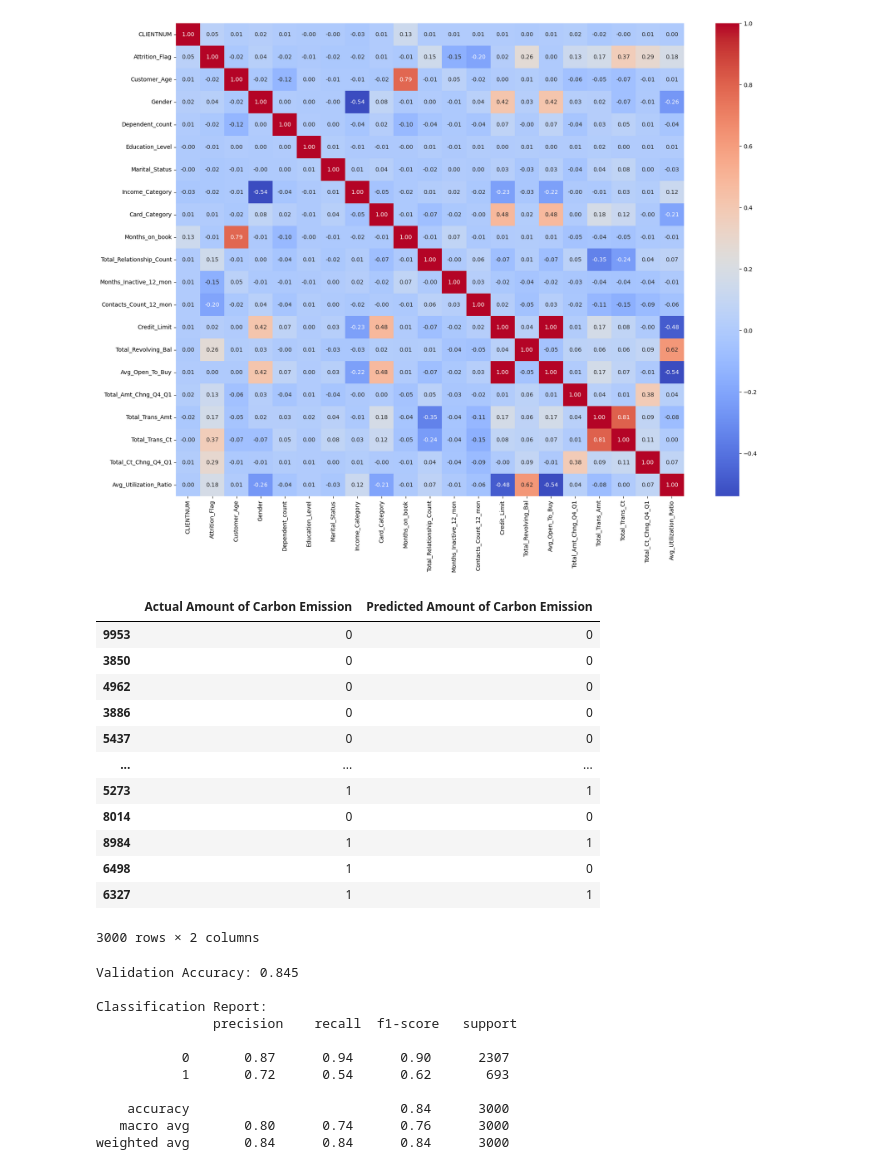
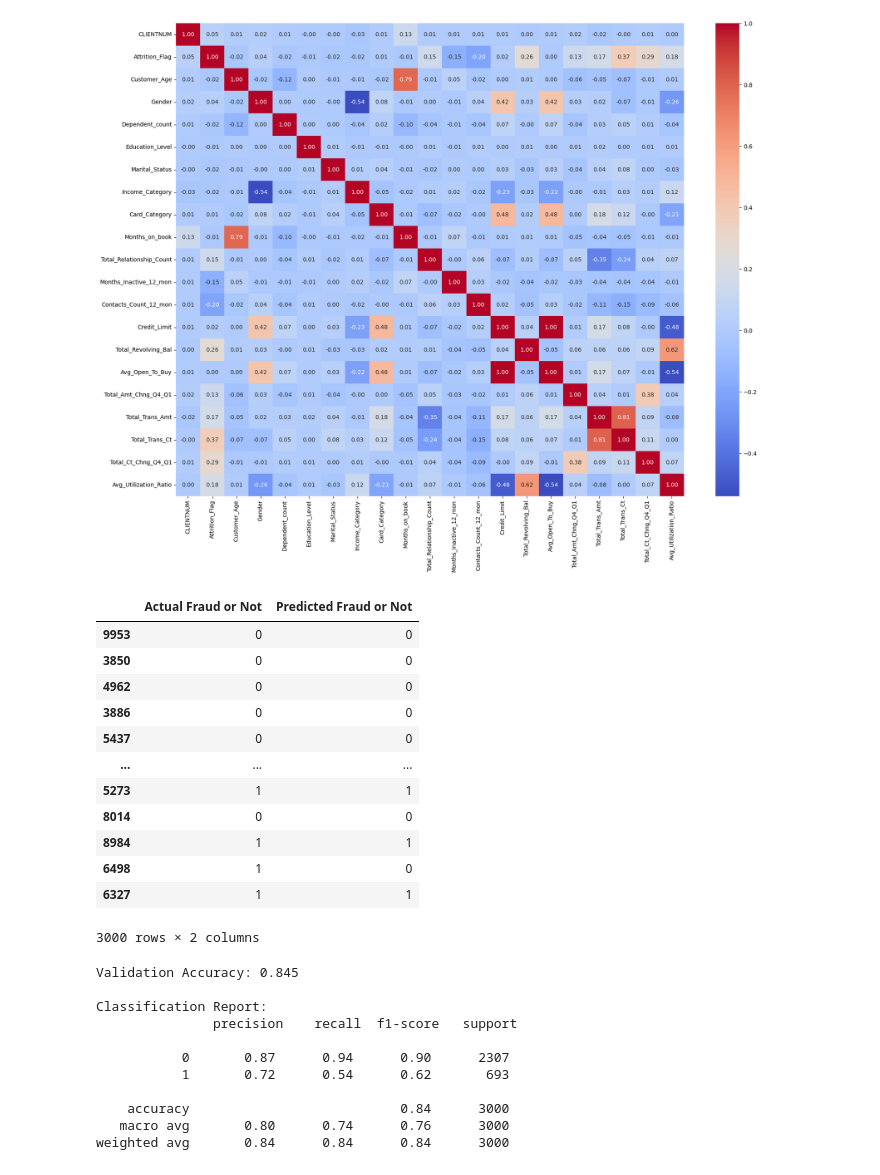
Before and after one commit to rachelletwq/inf2008-grp9-project, a Jupyter notebook: BankFraud.ipynb, the cells around one changed output. Drawn from its saved outputs; the diff is of its cells as text; code cells hidden in the pictures.

```diff
--- a/BankFraud.ipynb
+++ b/BankFraud.ipynb
@@ -298,10 +318,10 @@ LogReg = linear_model.LogisticRegression()
 LogReg.fit(Xacc_train, Yacc_train)
 Yacc_log = LogReg.predict(Xacc_test)
 # %%
-DataFrame = pd.DataFrame({"Actual Amount of Carbon Emission": Yacc_test, 'Predicted Amount of Carbon Emission': Yacc_log})
+DataFrame = pd.DataFrame({"Actual Fraud or Not": Yacc_test, 'Predicted Fraud or Not': Yacc_log})
 DataFrame
 # %% [output]
-|  | Actual Amount of Carbon Emission | Predicted Amount of Carbon Emission |
+|  | Actual Fraud or Not | Predicted Fraud or Not |
 | 9953 | 0 | 0 |
 | 3850 | 0 | 0 |
 | 4962 | 0 | 0 |
```
Also changed, not shown: parts of 2 cells of this notebook.
